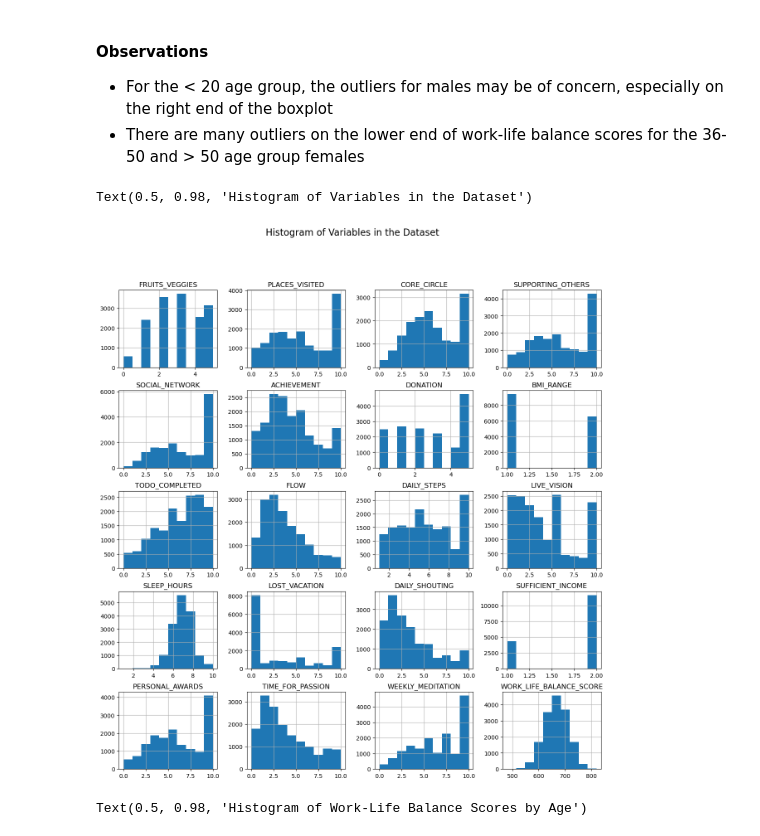
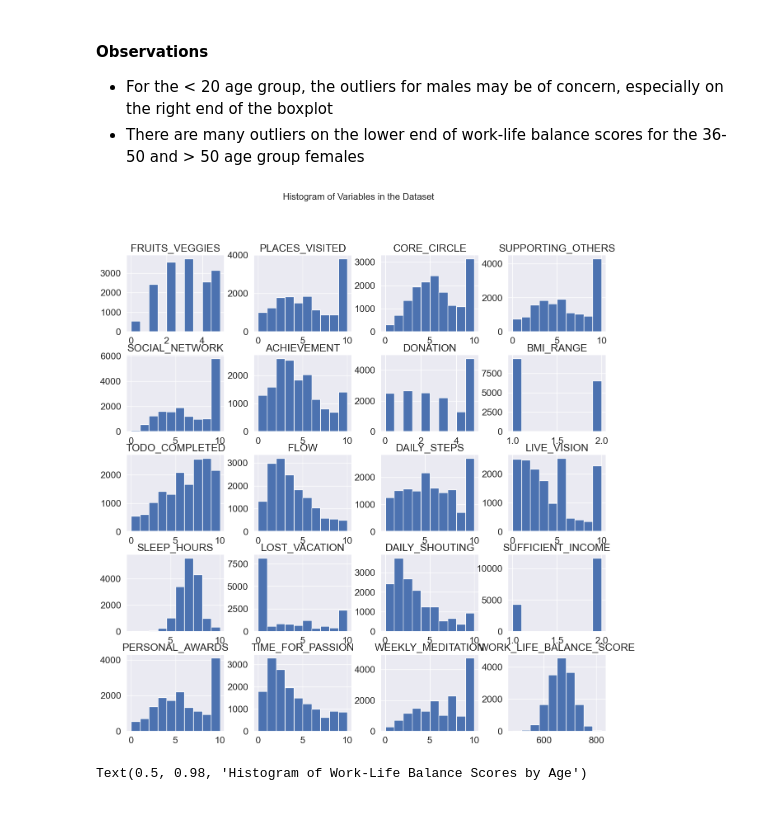
Before and after one commit to ubco-W2022T2-data301/project-group-group06, a Jupyter notebook: analysis/analysis2.ipynb, the cells around one changed output. Drawn from its saved outputs; the diff is of its cells as text; code cells hidden in the pictures.

Commit message:
Saved eda visualizations

```diff
--- a/analysis/analysis2.ipynb
+++ b/analysis/analysis2.ipynb
@@ -148,11 +148,14 @@ Text(0, 0.5, 'Age')
 * There are many outliers on the lower end of work-life balance scores for the 36-50 and > 50 age group females
 # %%
 # Observe the frequency of other variables in the data set
+sns.set_theme(font_scale = 1.5)
 hist = data.hist(figsize = (15, 15))
 plt.suptitle("Histogram of Variables in the Dataset", fontsize=16)
+
+
+plt.savefig('../images/eda_1.png', bbox_inches='tight')
 # %% [output]
-Text(0.5, 0.98, 'Histogram of Variables in the Dataset')
-[figure, old version]
+[figure, new version]
 # %%
 g = sns.FacetGrid(data, col="AGE", col_wrap=3, height = 5)
 g.map(sns.histplot, "WORK_LIFE_BALANCE_SCORE")
```
Also changed, not shown: parts of 1 cell of this notebook, 2 other files.
